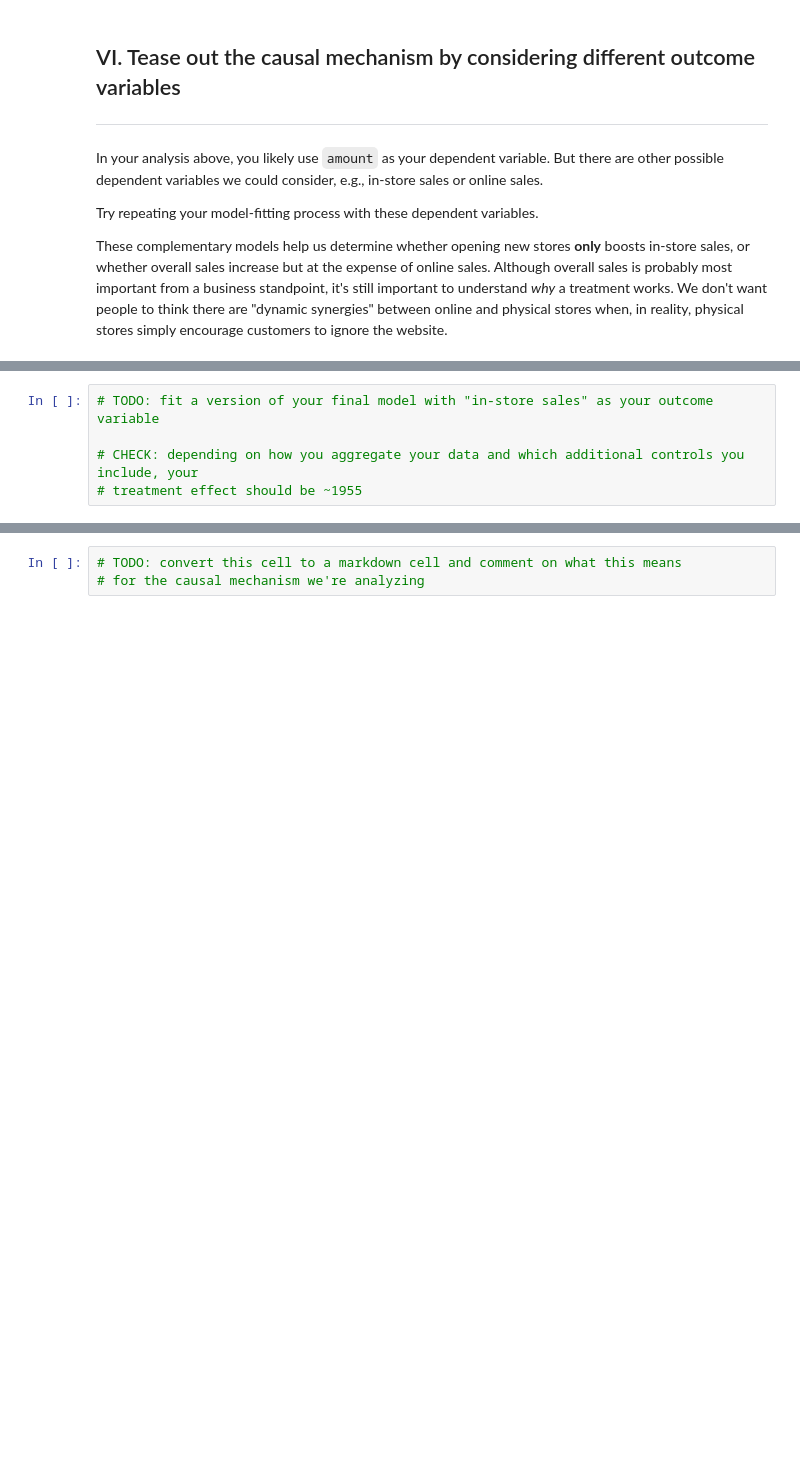
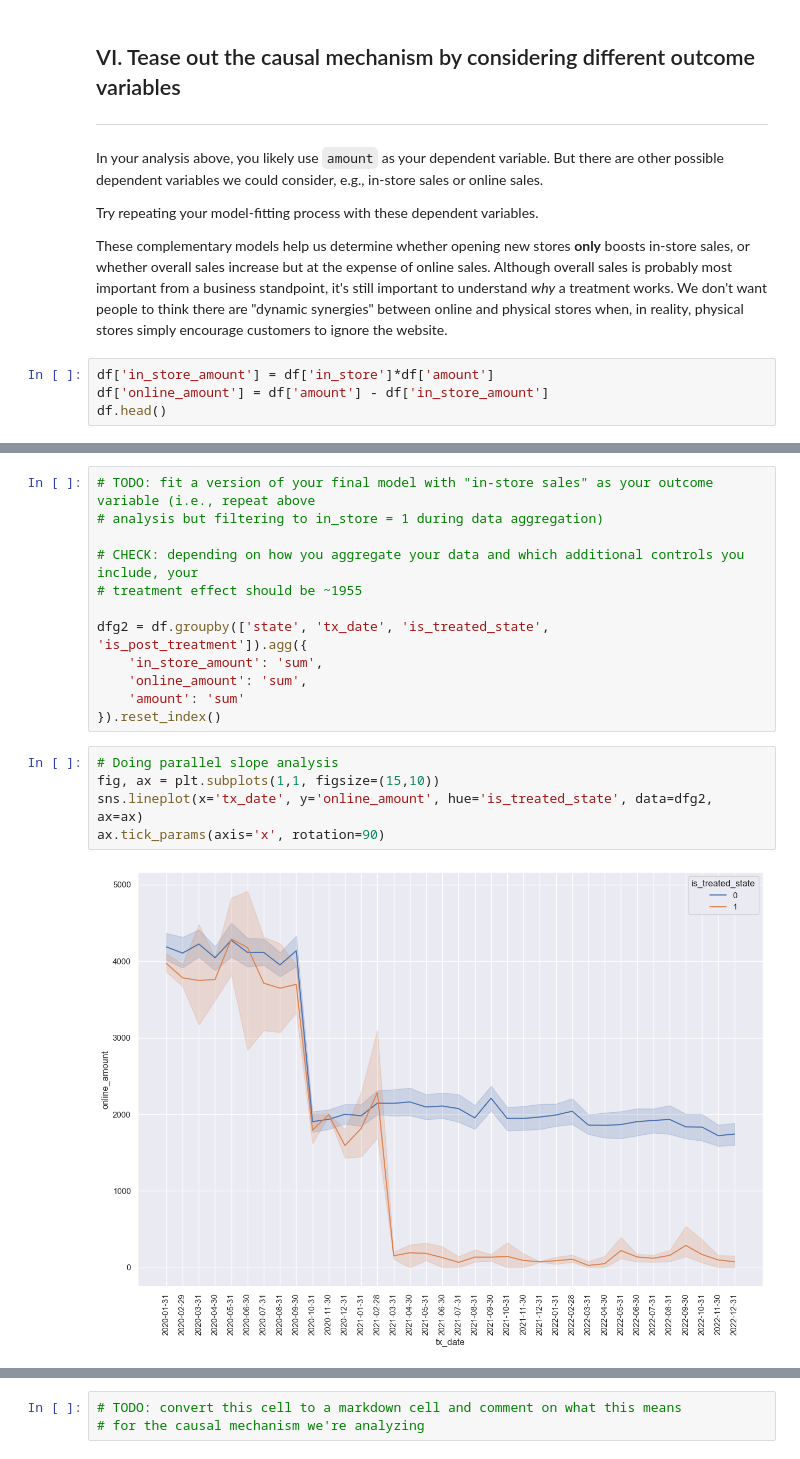
Before and after one commit to chua0332/co-rise-causal-inference, a Jupyter notebook: week3_project.ipynb, the cells around one changed output, grey strips where cells are left out. Saved outputs shown, nothing was run; the diff lists cells and outputs as text; blank space fills up the shorter version.

```diff
--- a/week3_project.ipynb
+++ b/week3_project.ipynb
@@ -169,3 +332,7 @@ In your analysis above, you likely use `amount` as your dependent variable. But
 Try repeating your model-fitting process with these dependent variables.
 
 These complementary models help us determine whether opening new stores **only** boosts in-store sales, or whether overall sales increase but at the expense of online sales. Although overall sales is probably most important from a business standpoint, it's still important to understand _why_ a treatment works. We don't want people to think there are "dynamic synergies" between online and physical stores when, in reality, physical stores simply encourage customers to ignore the website.
+# %%
+df['in_store_amount'] = df['in_store']*df['amount']
+df['online_amount'] = df['amount'] - df['in_store_amount']
+df.head()
@@ -172,5 +346,19 @@ These complementary models help us determine whether opening new stores **only**
 # %%
-# TODO: fit a version of your final model with "in-store sales" as your outcome variable
+# TODO: fit a version of your final model with "in-store sales" as your outcome variable (i.e., repeat above
+# analysis but filtering to in_store = 1 during data aggregation)
 
 # CHECK: depending on how you aggregate your data and which additional controls you include, your
 # treatment effect should be ~1955
+
+dfg2 = df.groupby(['state', 'tx_date', 'is_treated_state', 'is_post_treatment']).agg({
+    'in_store_amount': 'sum',
+    'online_amount': 'sum',
+    'amount': 'sum'
+}).reset_index()
+# %%
+# Doing parallel slope analysis
+fig, ax = plt.subplots(1,1, figsize=(15,10))
+sns.lineplot(x='tx_date', y='online_amount', hue='is_treated_state', data=dfg2, ax=ax)
+ax.tick_params(axis='x', rotation=90)
+# %% [output]
+[figure, added]
```
Also changed, not shown: parts of 27 cells of this notebook.
